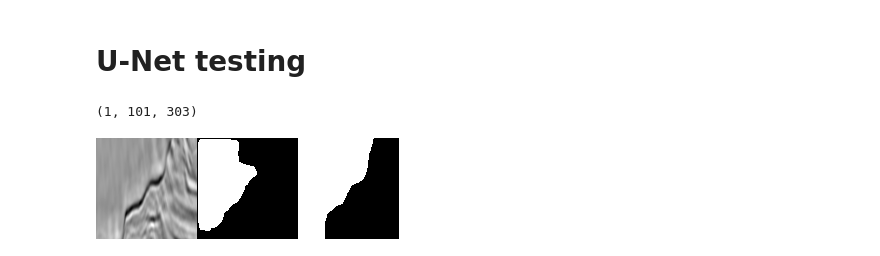
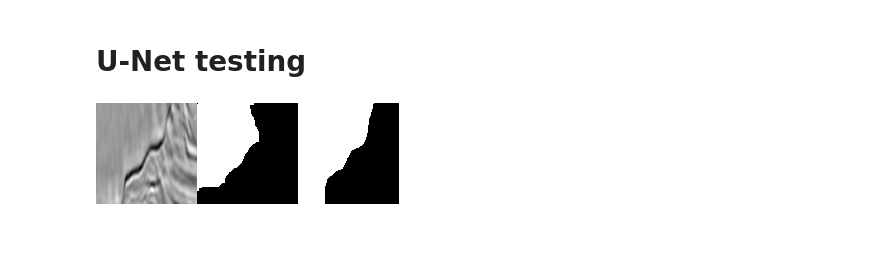
Before and after one commit to ns-rokuyon/kaggle-tgs-salt-identification-challenge, a Jupyter notebook: notebook_predict.ipynb, the cells around one changed output. Cells and saved outputs as stored; diff of their text form; code cells hidden in the pictures.

```diff
--- a/notebook_predict.ipynb
+++ b/notebook_predict.ipynb
@@ -35,15 +32,11 @@ weight = torch.load(str(model_dir / 'unet_test_dict.model'))
 model.load_state_dict(weight)
 model = model.to(device)
 # %%
-val_dataset = SegmentationDataset(val_df, mode='val').set_transformer()
-test_dataset = SegmentationDataset(test_df, mode='test').set_transformer()
-
+val_dataset = SegmentationInferenceDataset(val_df, input_size=(128, 128), with_gt=True, with_raw_input=True)
 val_loader = torch.utils.data.DataLoader(val_dataset, batch_size=8, shuffle=False)
-test_loader = torch.utils.data.DataLoader(test_dataset, batch_size=8, shuffle=False)
 # %%
-im, mask = val_dataset[10]
+raw_im, im, mask = val_dataset[10]
 pred = predict(model, im, device)
-show_prediction(im, pred, mask)
+show_prediction(raw_im, pred, mask)
 # %% [output]
-(1, 101, 303)
-[figure, old version]
+[figure, new version]
```
Also changed, not shown: parts of 47 cells of this notebook, 12 other files.
